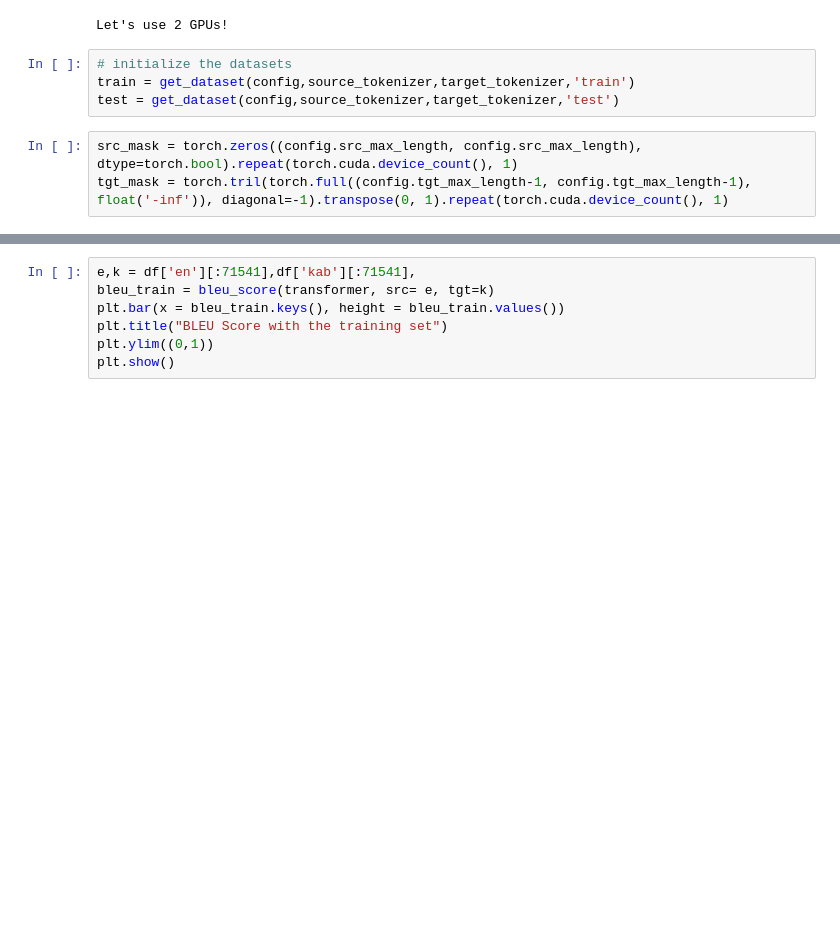
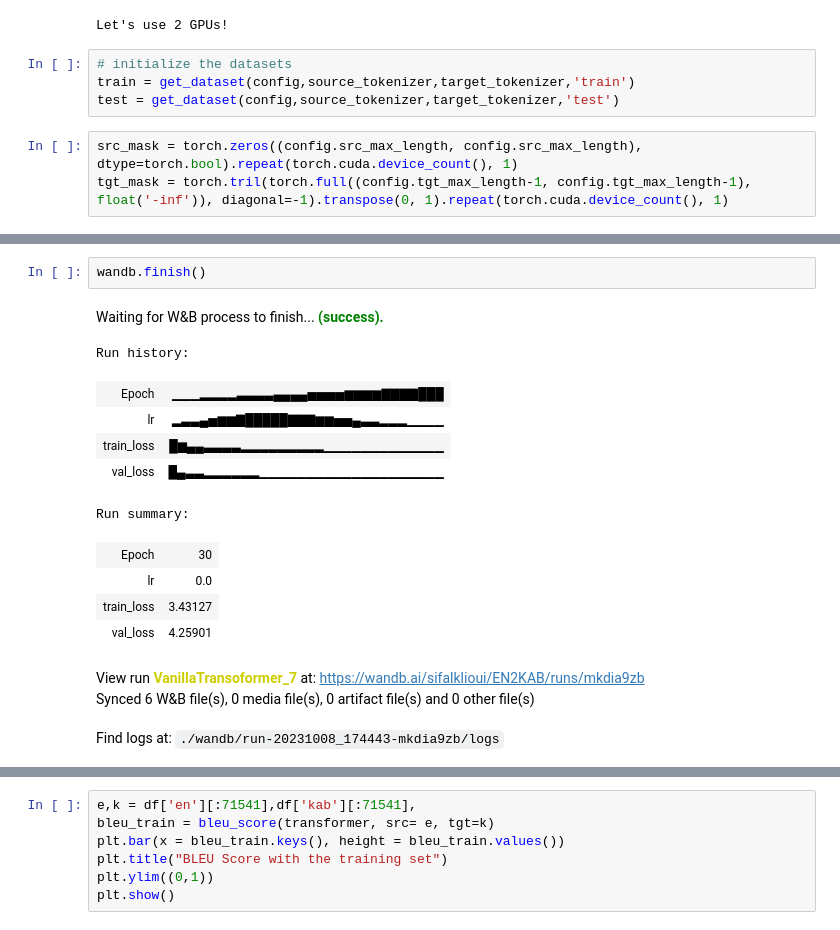
Before and after one commit to MostHumble/EN2KAB, a Jupyter notebook: models/VanillaTransformer.ipynb, the cells around one changed output, grey strips where cells are left out. Saved outputs shown, nothing was run; the diff lists cells and outputs as text; blank space fills up the shorter version.

```diff
--- a/models/VanillaTransformer.ipynb
+++ b/models/VanillaTransformer.ipynb
@@ -345 +451,18 @@ def evaluate(model):
+# %%
+wandb.finish()
+# %% [output]
+Waiting for W&B process to finish... (success).
+Run history:
+| Epoch | ▁▁▁▂▂▂▂▃▃▃▃▄▄▄▄▅▅▅▅▆▆▆▆▇▇▇▇███ |
+| lr | ▂▃▃▄▅▆▆▇█████▇▇▇▆▆▅▅▄▃▃▂▂▂▁▁▁▁ |
+| train_loss | █▆▄▄▃▃▃▃▂▂▂▂▂▂▂▂▂▁▁▁▁▁▁▁▁▁▁▁▁▁ |
+| val_loss | █▄▃▃▂▂▂▂▂▂▁▁▁▁▁▁▁▁▁▁▁▁▁▁▁▁▁▁▁▁ |
+Run summary:
+| Epoch | 30 |
+| lr | 0.0 |
+| train_loss | 3.43127 |
+| val_loss | 4.25901 |
+View run VanillaTransoformer_7 at: https://wandb.ai/sifalklioui/EN2KAB/runs/mkdia9zb
+Synced 6 W&B file(s), 0 media file(s), 0 artifact file(s) and 0 other file(s)
+Find logs at: ./wandb/run-20231008_174443-mkdia9zb/logs
 # %%
```
Also changed, not shown: parts of 23 cells of this notebook.
